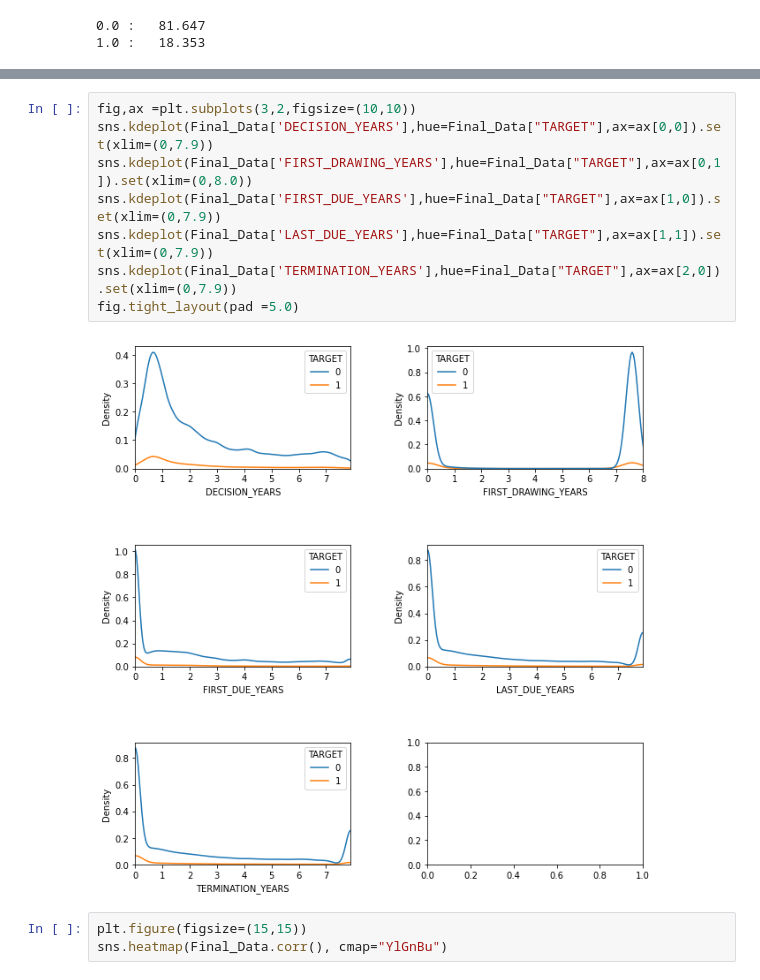
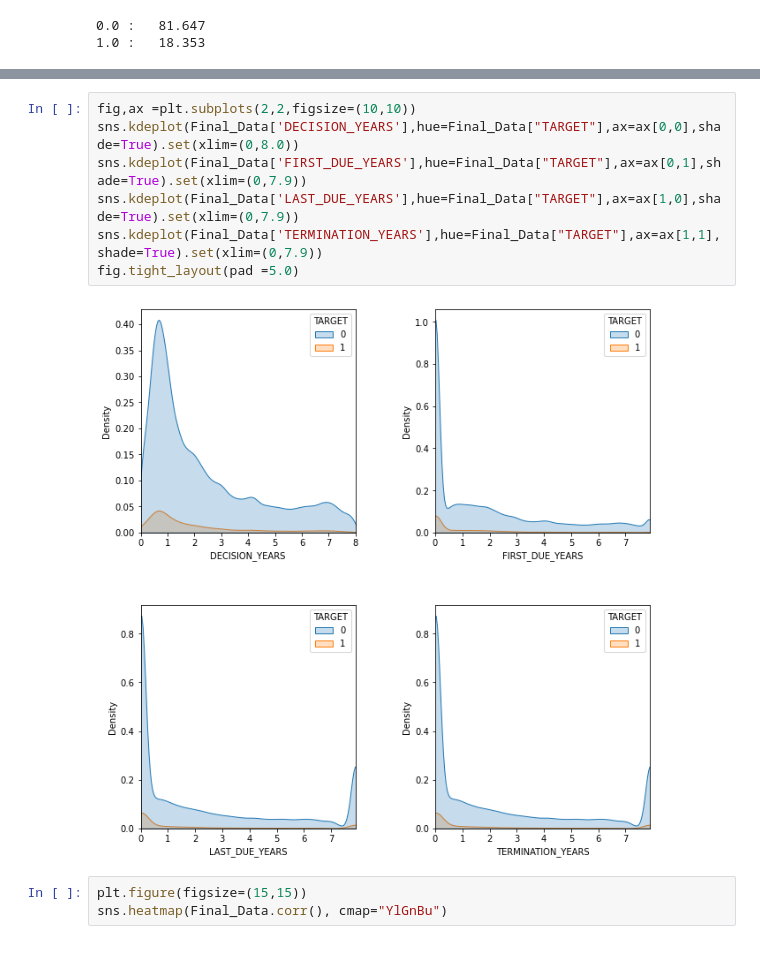
Before and after one commit to Lohith-Muniganti/Python_Projects, a Jupyter notebook: Bank_Loan_Risk_Analysis/Risk_Analysis - 2.ipynb, the cells around one changed output, grey strips where cells are left out. Cells and saved outputs as stored; diff of their text form.

```diff
--- a/Bank_Loan_Risk_Analysis/Risk_Analysis - 2.ipynb
+++ b/Bank_Loan_Risk_Analysis/Risk_Analysis - 2.ipynb
@@ -791,13 +783,12 @@ for i in Final_Data["NFLAG_INSURED_ON_APPROVAL"].unique():
 # %%
-fig,ax =plt.subplots(3,2,figsize=(10,10))
-sns.kdeplot(Final_Data['DECISION_YEARS'],hue=Final_Data["TARGET"],ax=ax[0,0]).set(xlim=(0,7.9))
-sns.kdeplot(Final_Data['FIRST_DRAWING_YEARS'],hue=Final_Data["TARGET"],ax=ax[0,1]).set(xlim=(0,8.0))
-sns.kdeplot(Final_Data['FIRST_DUE_YEARS'],hue=Final_Data["TARGET"],ax=ax[1,0]).set(xlim=(0,7.9))
-sns.kdeplot(Final_Data['LAST_DUE_YEARS'],hue=Final_Data["TARGET"],ax=ax[1,1]).set(xlim=(0,7.9))
-sns.kdeplot(Final_Data['TERMINATION_YEARS'],hue=Final_Data["TARGET"],ax=ax[2,0]).set(xlim=(0,7.9))
+fig,ax =plt.subplots(2,2,figsize=(10,10))
+sns.kdeplot(Final_Data['DECISION_YEARS'],hue=Final_Data["TARGET"],ax=ax[0,0],shade=True).set(xlim=(0,8.0))
+sns.kdeplot(Final_Data['FIRST_DUE_YEARS'],hue=Final_Data["TARGET"],ax=ax[0,1],shade=True).set(xlim=(0,7.9))
+sns.kdeplot(Final_Data['LAST_DUE_YEARS'],hue=Final_Data["TARGET"],ax=ax[1,0],shade=True).set(xlim=(0,7.9))
+sns.kdeplot(Final_Data['TERMINATION_YEARS'],hue=Final_Data["TARGET"],ax=ax[1,1],shade=True).set(xlim=(0,7.9))
 fig.tight_layout(pad =5.0)
 # %% [output]
-[figure, old version]
+[figure, new version]
 # %%
 plt.figure(figsize=(15,15))
 sns.heatmap(Final_Data.corr(), cmap="YlGnBu")
```
Also changed, not shown: parts of 4 cells of this notebook, 3 other files.
